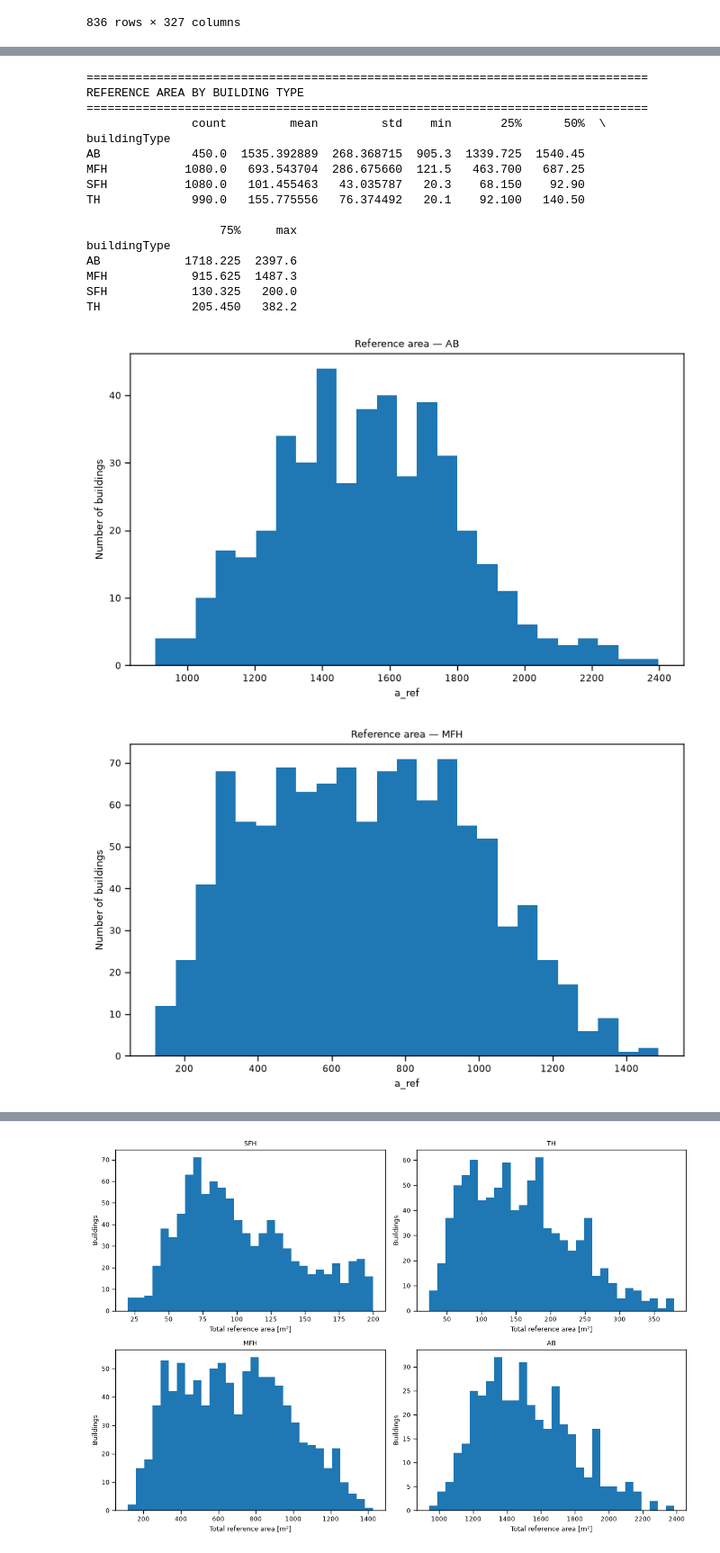
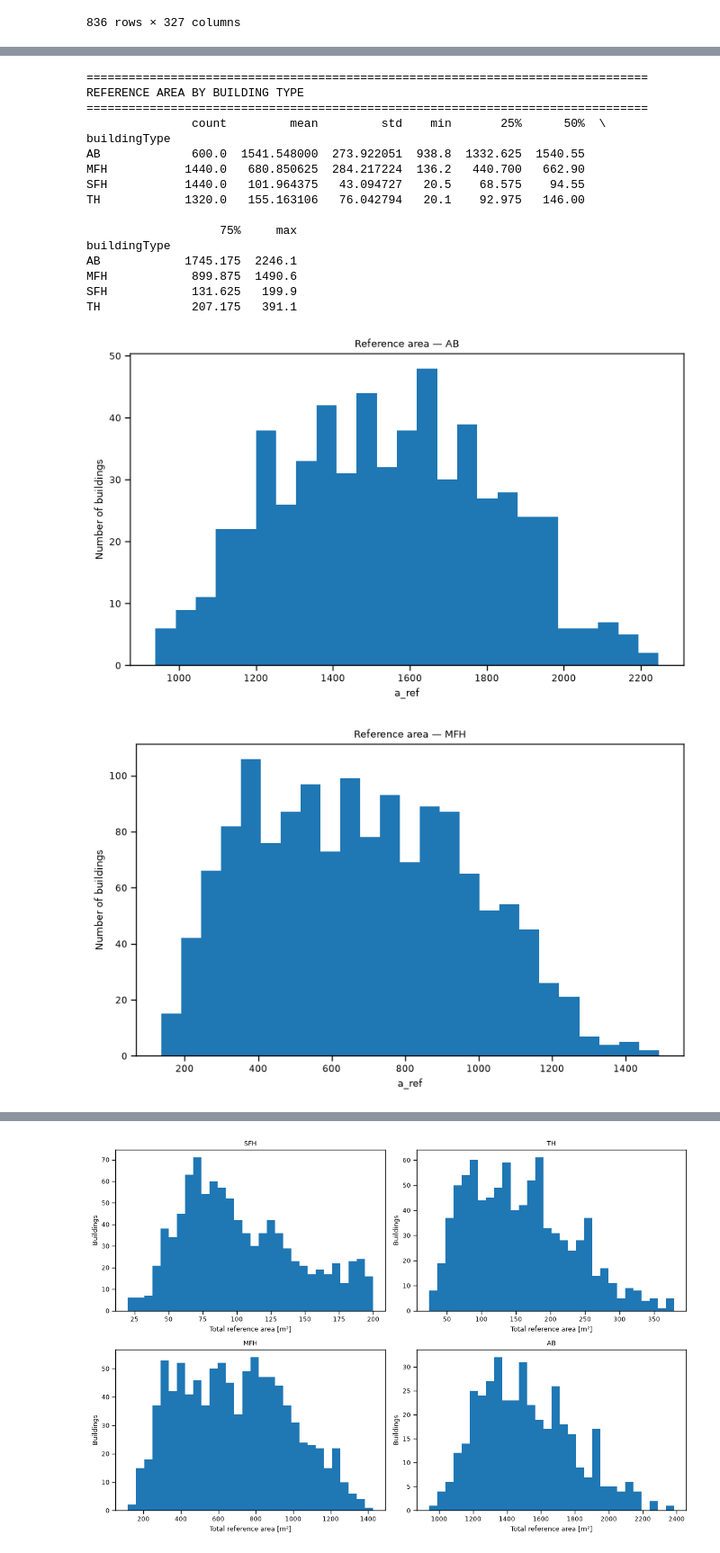
Before and after one commit to NV717/tsib_simuflex, a Jupyter notebook: Generation_Manifest.ipynb, the cells around one changed output, grey strips where cells are left out. Shown at 90% size. Saved outputs shown, nothing was run; the diff lists cells and outputs as text; code cells hidden in the pictures.

Commit message:
Update Manifest Generation 3

```diff
--- a/Generation_Manifest.ipynb
+++ b/Generation_Manifest.ipynb
@@ -315,7 +325,7 @@ store.select("manifest")
 import pandas as pd
 import matplotlib.pyplot as plt
 
-MANIFEST_PATH = "manifest.parquet"
+MANIFEST_PATH = "Generation/manifest.parquet"
 
 # --------------------------------------------------
 # Load manifest
@@ -645,18 +655,18 @@ a_ref             float64
 ================================================================================
 REFERENCE AREA BY BUILDING TYPE
 ================================================================================
                count         mean         std    min       25%      50%  \
 buildingType
-AB             450.0  1535.392889  268.368715  905.3  1339.725  1540.45
-MFH           1080.0   693.543704  286.675660  121.5   463.700   687.25
-SFH           1080.0   101.455463   43.035787   20.3    68.150    92.90
-TH             990.0   155.775556   76.374492   20.1    92.100   140.50
+AB             600.0  1541.548000  273.922051  938.8  1332.625  1540.55
+MFH           1440.0   680.850625  284.217224  136.2   440.700   662.90
+SFH           1440.0   101.964375   43.094727   20.5    68.575    94.55
+TH            1320.0   155.163106   76.042794   20.1    92.975   146.00
 
                    75%     max
 buildingType
-AB            1718.225  2397.6
-MFH            915.625  1487.3
-SFH            130.325   200.0
-TH             205.450   382.2
+AB            1745.175  2246.1
+MFH            899.875  1490.6
+SFH            131.625   199.9
+TH             207.175   391.1
-[figure, old version]
+[figure, new version]
-[figure, old version]
+[figure, new version]
```
Also changed, not shown: parts of 36 cells of this notebook, 3 other files.
